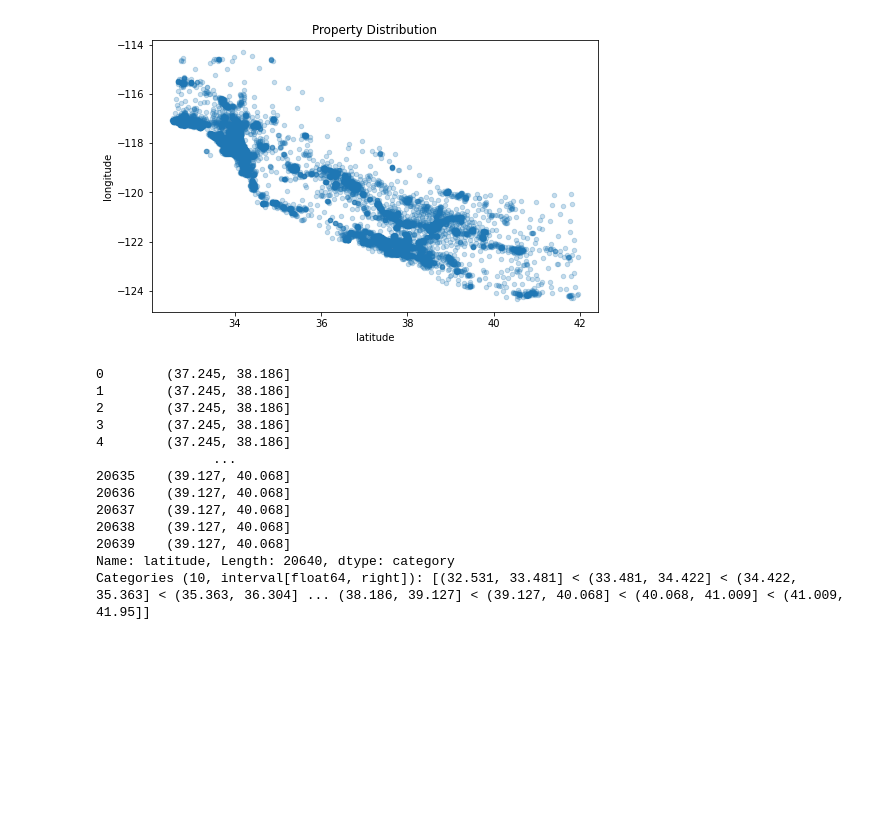
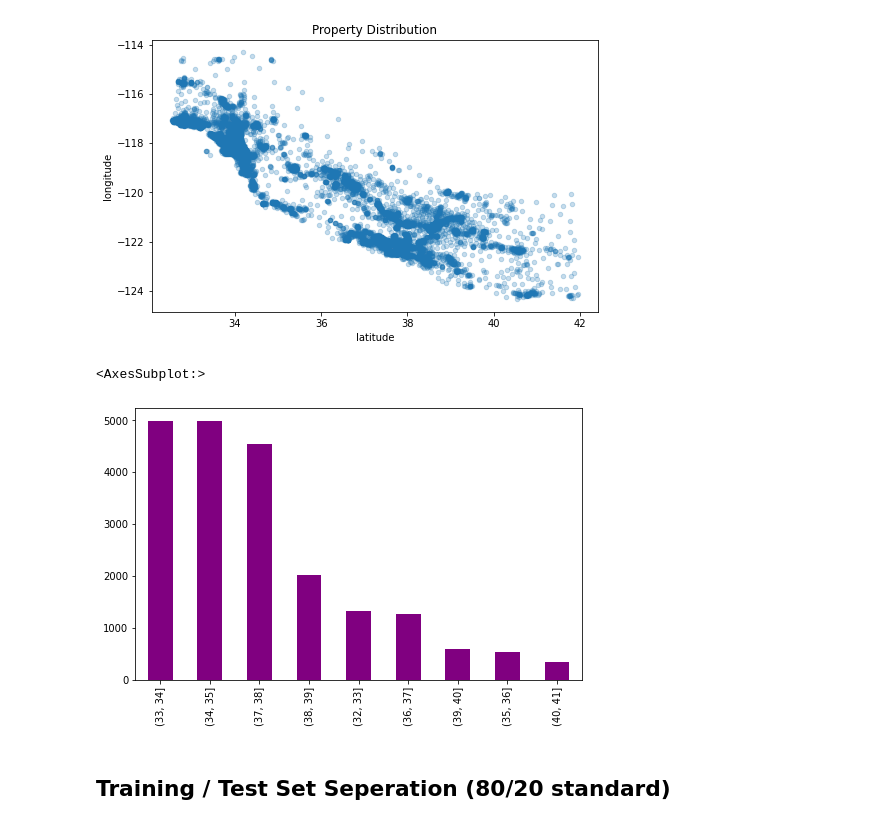
Before and after one commit to brandon-debruyn/project_machine_learning, a Jupyter notebook: california_housing_prices_1990/main.ipynb, the cells around one changed output. Drawn from its saved outputs; the diff is of its cells as text; code cells hidden in the pictures; blank space fills up the shorter version.

Commit message:
More data visualization before Training/Test set Seperation - checkpoint

```diff
--- a/california_housing_prices_1990/main.ipynb
+++ b/california_housing_prices_1990/main.ipynb
@@ -129,19 +130,10 @@ housing_data.plot(kind="scatter", x="latitude", y="longitude", title="Property D
 <AxesSubplot:title={'center':'Property Distribution'}, xlabel='latitude', ylabel='longitude'>
 [figure]
 # %%
-property_distr_cat = pd.cut(housing_data["latitude"], 5)
-property_distr_cat
+property_distr_cat = pd.cut(housing_data["latitude"], np.arange(32, 42, 1))
+property_distr_cat.value_counts().plot.bar(color="purple", figsize=(8,5))
 # %% [output]
-0        (37.245, 38.186]
-1        (37.245, 38.186]
-2        (37.245, 38.186]
-3        (37.245, 38.186]
-4        (37.245, 38.186]
-               ...
-20635    (39.127, 40.068]
-20636    (39.127, 40.068]
-20637    (39.127, 40.068]
-20638    (39.127, 40.068]
-20639    (39.127, 40.068]
-Name: latitude, Length: 20640, dtype: category
-Categories (10, interval[float64, right]): [(32.531, 33.481] < (33.481, 34.422] < (34.422, 35.363] < (35.363, 36.304] ... (38.186, 39.127] < (39.127, 40.068] < (40.068, 41.009] < (41.009, 41.95]]
+<AxesSubplot:>
+[figure, added]
+# %% [markdown]
+## Training / Test Set Seperation (80/20 standard)
```
Also changed, not shown: parts of 1 cell of this notebook.
